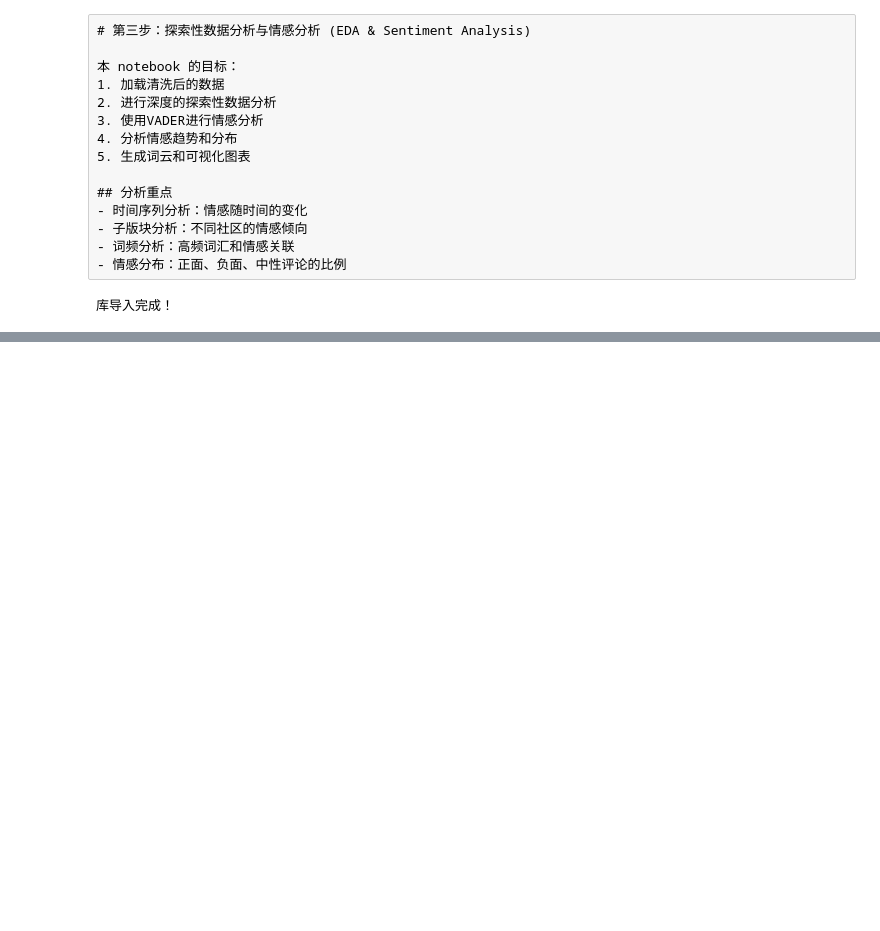
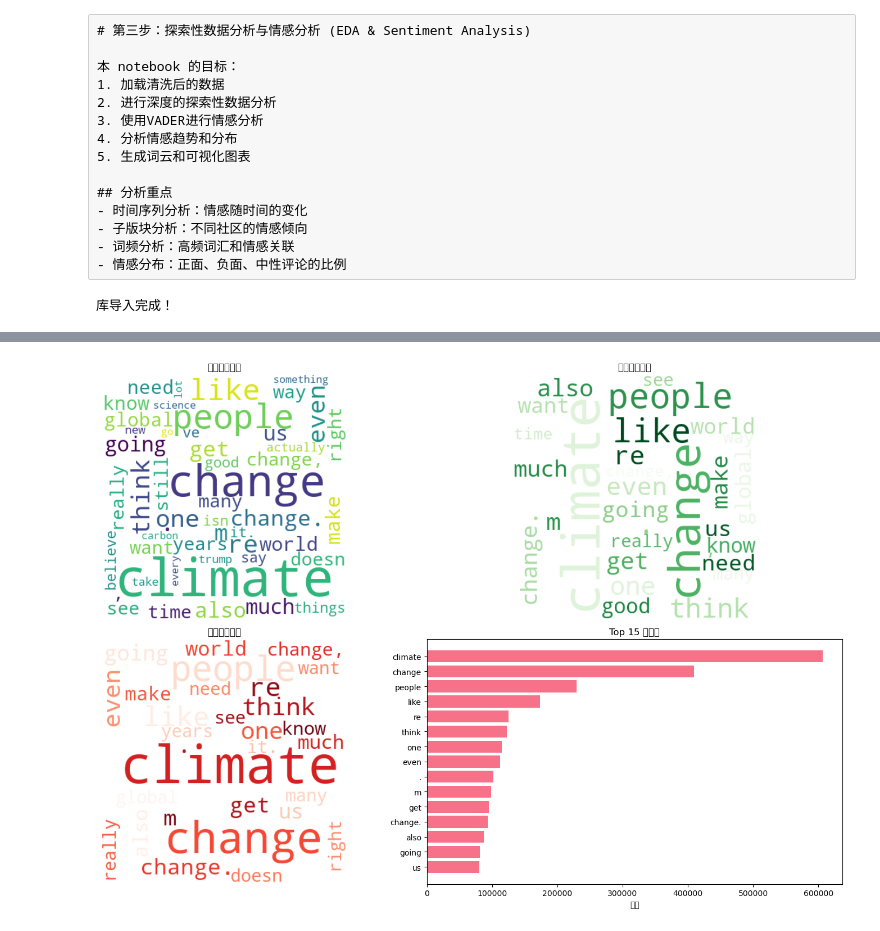
Before and after one commit to q2333gh/tweet_sentiment_analyze, a Jupyter notebook: notebooks/3_eda_and_sentiment_analysis.ipynb, the cells around one changed output, grey strips where cells are left out. Drawn from its saved outputs; the diff is of its cells as text; code cells hidden in the pictures; blank space fills up the shorter version.

```diff
--- a/notebooks/3_eda_and_sentiment_analysis.ipynb
+++ b/notebooks/3_eda_and_sentiment_analysis.ipynb
@@ -59,0 +352,87 @@ AnalysisException: [PATH_NOT_FOUND] Path does not exist: file:/home/jovyan/work/
+# %%
+# 词频分析和词云生成
+print("=== 词频分析和词云生成 ===")
+
+# 验证分类数据是否可用
+try:
+    df_categorized
+
+    # 从tokens_cleaned中提取所有词汇
+    print("正在分析词频...")
+
+    # 将所有token展开并计算频率
+    all_tokens = df_categorized.select(F.explode(F.col("tokens_cleaned")).alias("token"))
+    word_freq = all_tokens.groupBy("token").count().orderBy(F.desc("count"))
+
+    # 获取前50个高频词
+    top_words = word_freq.limit(50).toPandas()
+    print("Top 20 高频词:")
+    print(top_words.head(20))
+
+    # 分别分析正面和负面评论的词频
+    print("\n分析不同情感类别的词频...")
+
+    # 正面评论的词频
+    positive_tokens = df_categorized.filter(F.col("sentiment_category") == "Positive").select(
+        F.explode(F.col("tokens_cleaned")).alias("token")
+    )
+    positive_word_freq = positive_tokens.groupBy("token").count().orderBy(F.desc("count")).limit(30).toPandas()
+
+    # 负面评论的词频
+    negative_tokens = df_categorized.filter(F.col("sentiment_category") == "Negative").select(
+        F.explode(F.col("tokens_cleaned")).alias("token")
+    )
+    negative_word_freq = negative_tokens.groupBy("token").count().orderBy(F.desc("count")).limit(30).toPandas()
+
+    # 生成词云
+    print("正在生成词云...")
+
+    # 准备词云数据
+    word_freq_dict = dict(zip(top_words['token'], top_words['count']))
+
+    # 生成整体词云
+    plt.figure(figsize=(15, 10))
+
+    # 整体词云
+    plt.subplot(2, 2, 1)
+    wordcloud = WordCloud(width=400, height=400, background_color='white',
+                         max_words=100, colormap='viridis').generate_from_frequencies(word_freq_dict)
+    plt.imshow(wordcloud, interpolation='bilinear')
+    plt.title('整体高频词云')
+    plt.axis('off')
+
+    # 正面评论词云
+    plt.subplot(2, 2, 2)
+    positive_dict = dict(zip(positive_word_freq['token'], positive_word_freq['count']))
+    positive_wordcloud = WordCloud(width=400, height=400, background_color='white',
+                                  max_words=50, colormap='Greens').generate_from_frequencies(positive_dict)
+    plt.imshow(positive_wordcloud, interpolation='bilinear')
+    plt.title('正面评论词云')
+    plt.axis('off')
+
+    # 负面评论词云
+    plt.subplot(2, 2, 3)
+    negative_dict = dict(zip(negative_word_freq['token'], negative_word_freq['count']))
+    negative_wordcloud = WordCloud(width=400, height=400, background_color='white',
+                                  max_words=50, colormap='Reds').generate_from_frequencies(negative_dict)
+    plt.imshow(negative_wordcloud, interpolation='bilinear')
+    plt.title('负面评论词云')
+    plt.axis('off')
+
+    # 词频对比图
+    plt.subplot(2, 2, 4)
+    top_15_words = top_words.head(15)
+    plt.barh(range(len(top_15_words)), top_15_words['count'])
+    plt.yticks(range(len(top_15_words)), top_15_words['token'])
+    plt.xlabel('词频')
+    plt.title('Top 15 高频词')
+    plt.gca().invert_yaxis()
+
+    plt.tight_layout()
+    plt.show()
+
+    print("词频分析和词云生成完成！")
+
+except NameError:
+    print("❌ 分类数据未准备好，请先运行前面的cells")
+# %% [output]
@@ -59,0 +456 @@ AnalysisException: [PATH_NOT_FOUND] Path does not exist: file:/home/jovyan/work/
+[figure, added]
```
Also changed, not shown: parts of 8 cells of this notebook, 2 other files.
